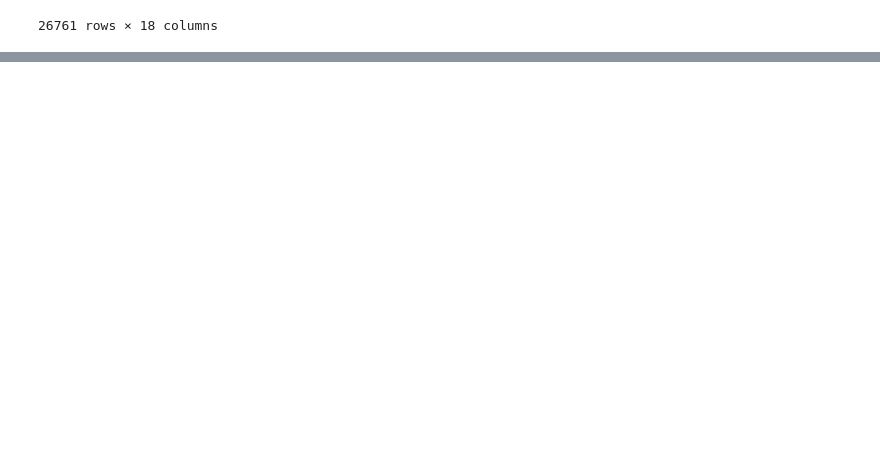
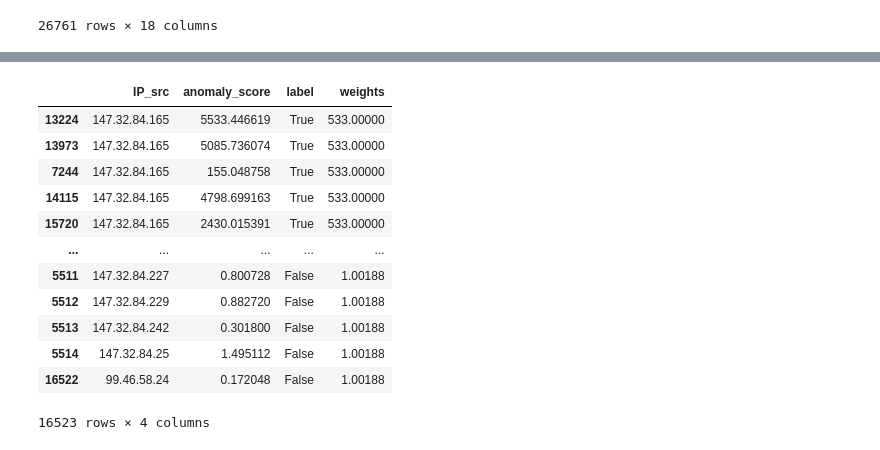
Before and after one commit to mgendr/CTU_13_Supervision_Des_Systemes, a Jupyter notebook: Find_Anomaly_thresh.ipynb, the cells around one changed output, grey strips where cells are left out. Saved outputs shown, nothing was run; the diff lists cells and outputs as text; code cells hidden in the pictures; blank space fills up the shorter version.

```diff
--- a/Find_Anomaly_thresh.ipynb
+++ b/Find_Anomaly_thresh.ipynb
@@ -78,0 +84,17 @@ proceed_KGB(cutted, 1500 )
+# %%
+window = 5
+step = 30
+
+window_delta = pd.Timedelta(window, "m")
+min_time = df.StartTime.iloc[0]
+max_time = df.StartTime.iloc[-1]
+duration = max_time-min_time - window_delta
+number_of_iterations = int(duration.total_seconds() / (step*60))
+
+
+res = []
+for i in tqdm(range(number_of_iterations)) :
+    time_of_end = min_time + window_delta + pd.Timedelta(step*i, "m")
+    cutted = df[df.StartTime<= time_of_end ]
+    res.append(proceed_KGB(cutted, 0 ) )
+res
@@ -78,0 +119,3 @@ proceed_KGB(cutted, 1500 )
+# %%
+result = pd.concat(res)
+result
@@ -78,0 +129,11 @@ proceed_KGB(cutted, 1500 )
+# %%
+list_botnets = "147.32.84.165"
+def label_data(serie, list_botnets) :
+    labels = []
+    for index, row in tqdm(serie.iteritems()) :
+        labels.append(index in list_botnets)
+
+    return pd.DataFrame({"IP_src" : serie.index, "anomaly_score" : serie.values, "label" : labels })
+
+labelled_res =  label_data(result, list_botnets)
+labelled_res.sort_values("anomaly_score", ascending=False)
@@ -78,0 +154,19 @@ proceed_KGB(cutted, 1500 )
+# %%
+values_weights = labelled_res.label.value_counts()
+len_res = len(labelled_res)
+labelled_res["weights"] = labelled_res["label"].apply(lambda x : len_res/values_weights.loc[x] )
+labelled_res.sort_values("weights", ascending=False)
+# %% [output]
+|  | IP_src | anomaly_score | label | weights |
+| 13224 | 147.32.84.165 | 5533.446619 | True | 533.00000 |
+| 13973 | 147.32.84.165 | 5085.736074 | True | 533.00000 |
+| 7244 | 147.32.84.165 | 155.048758 | True | 533.00000 |
+| 14115 | 147.32.84.165 | 4798.699163 | True | 533.00000 |
+| 15720 | 147.32.84.165 | 2430.015391 | True | 533.00000 |
+| ... | ... | ... | ... | ... |
+| 5511 | 147.32.84.227 | 0.800728 | False | 1.00188 |
+| 5512 | 147.32.84.229 | 0.882720 | False | 1.00188 |
+| 5513 | 147.32.84.242 | 0.301800 | False | 1.00188 |
+| 5514 | 147.32.84.25 | 1.495112 | False | 1.00188 |
+| 16522 | 99.46.58.24 | 0.172048 | False | 1.00188 |
+16523 rows × 4 columns
```
Also changed, not shown: parts of 10 cells of this notebook, 2 other files.
